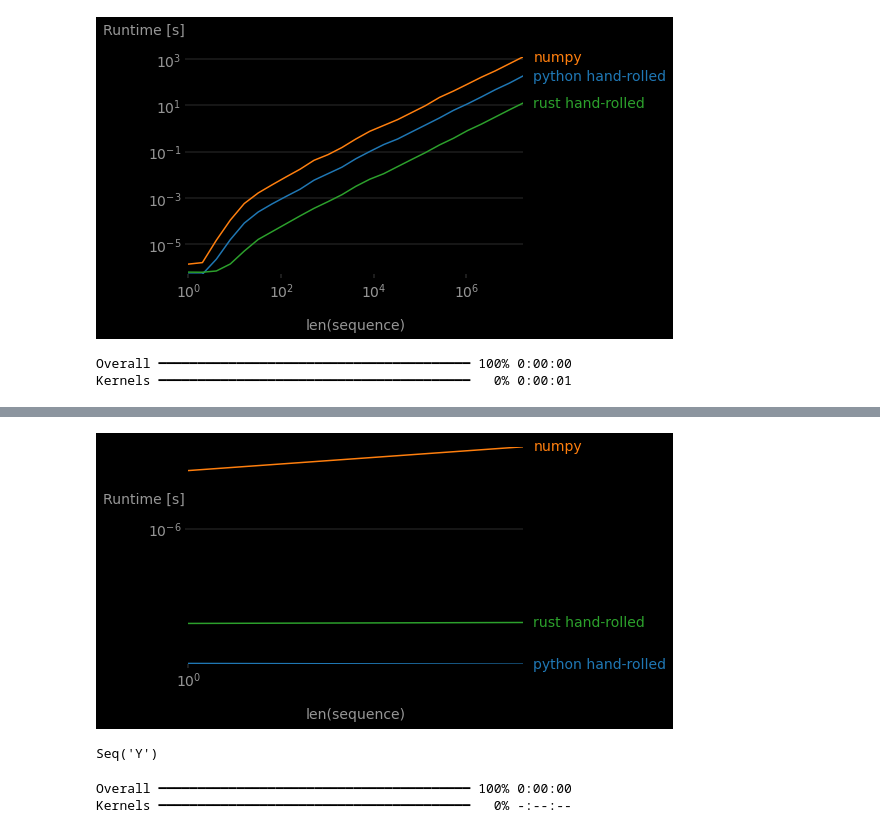
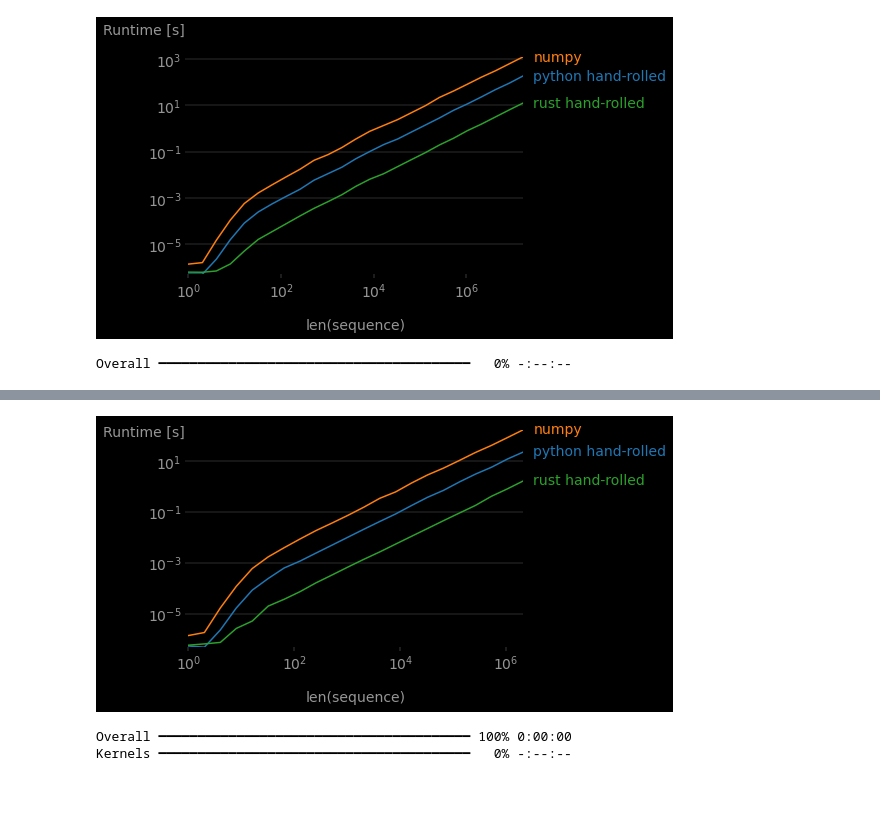
Before and after one commit to cyniphile/rosalind, a Jupyter notebook: blog-post/blog-post.ipynb, the cells around one changed output, grey strips where cells are left out. Drawn from its saved outputs; the diff is of its cells as text; code cells hidden in the pictures; blank space fills up the shorter version.

```diff
--- a/blog-post/blog-post.ipynb
+++ b/blog-post/blog-post.ipynb
@@ -61,26 +62,19 @@ perfplot.show(
 # %%
 perfplot.show(
     setup=lambda n: rand_bases(n),
     kernels=[
         lambda a: find_reverse_palindromes(a),
         lambda a: find_reverse_palindromes_np(a),
         lambda a: find_reverse_palindromes_string_rs(a),
     ],
     labels=["python hand-rolled", "numpy",
             "rust hand-rolled"],
-    n_range=[2 ** k for k in range(2)],
+    n_range=[2 ** k for k in range(25)],
     xlabel="len(sequence)",
     equality_check=None,  # set to None to disable "correctness" assertion
 )
 # %% [output]
-Overall ━━━━━━━━━━━━━━━━━━━━━━━━━━━━━━━━━━━━━━━━ 100% 0:00:00
-Kernels ━━━━━━━━━━━━━━━━━━━━━━━━━━━━━━━━━━━━━━━━   0% 0:00:01
+Overall ━━━━━━━━━━━━━━━━━━━━━━━━━━━━━━━━━━━━━━━━   0% -:--:--
 [interactive output not drawn]
-[figure, old version]
+[figure, new version]
-# %%
-from Bio.Seq import Seq
-s = Seq(rand_bases(3)).translate()
-s.reverse_complement()
-# %% [output]
-Seq('Y')
 # %%
```
Also changed, not shown: parts of 4 cells of this notebook, 5 other files.
